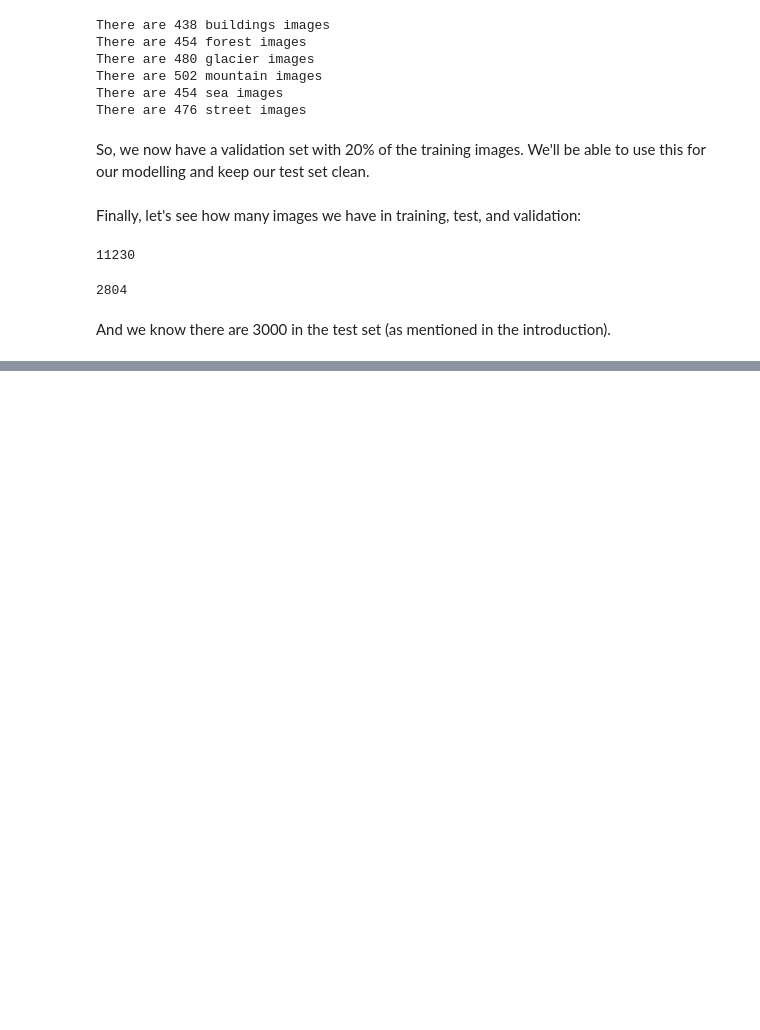
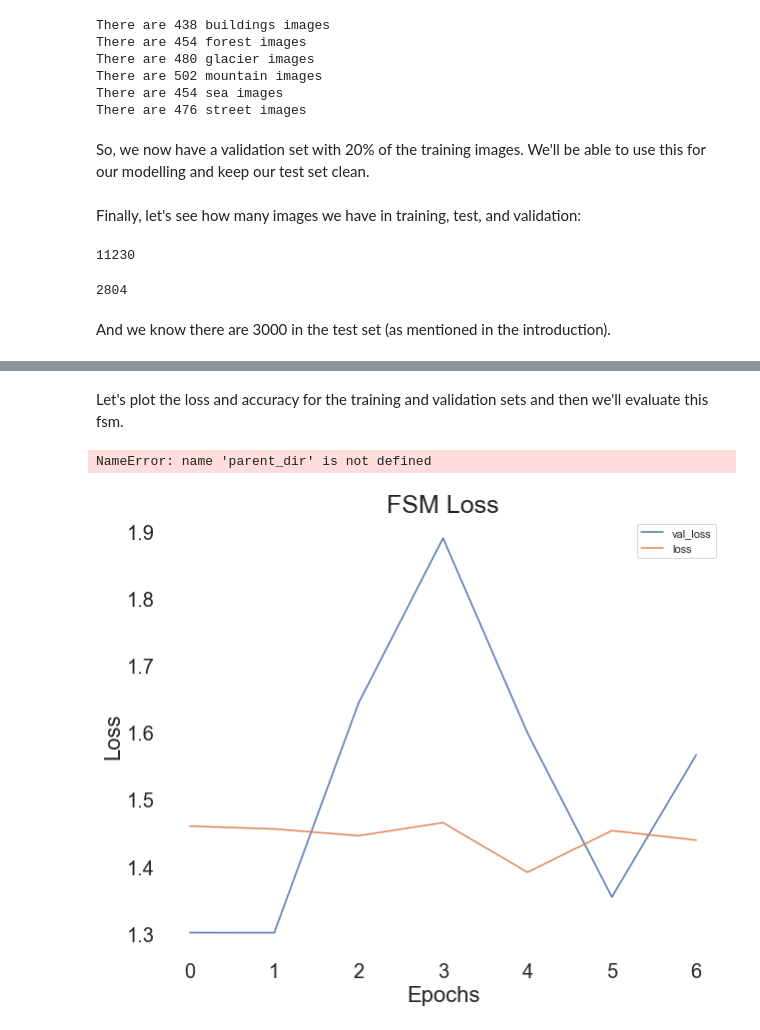
Before and after one commit to lecritch/Cene-Image-Classification, a Jupyter notebook: reports/final_report.ipynb, the cells around one changed output, grey strips where cells are left out. Cells and saved outputs as stored; diff of their text form; code cells hidden in the pictures; blank space fills up the shorter version.

```diff
--- a/reports/final_report.ipynb
+++ b/reports/final_report.ipynb
@@ -288,0 +312,9 @@ And we know there are 3000 in the test set (as mentioned in the introduction).
+# %%
+# train generator:
+train_gen = ImageDataGenerator(rescale = 1. / 255).flow_from_directory(train_folder, target_size = (299, 299), batch_size = 32)
+
+# val generator:
+val_gen = ImageDataGenerator(rescale = 1. / 255).flow_from_directory(val_folder, target_size = (299, 299), batch_size = 32)
+
+# test generator:
+test_gen = ImageDataGenerator(rescale = 1. / 255).flow_from_directory(test_folder, target_size = (299, 299), batch_size = 32)
@@ -288,0 +370,18 @@ And we know there are 3000 in the test set (as mentioned in the introduction).
+# %%
+# create sequential model object:
+fsm = Sequential()
+
+# flatten shape to 100x100
+fsm.add(Flatten(input_shape = (299, 299, 3)))
+
+# create input layer:
+fsm.add(Dense(units = 64, activation = 'relu', input_shape = (299, 3)))
+
+# create 1 hidden layer:
+fsm.add(Dense(units = 128, activation = 'relu'))
+
+# create output layer:
+fsm.add(Dense(units = 6, activation = 'softmax'))
+
+# compile the model:
+fsm.compile(loss = 'categorical_crossentropy', optimizer = 'adam', metrics = ['accuracy'])
@@ -288,0 +413,3 @@ And we know there are 3000 in the test set (as mentioned in the introduction).
+# %%
+callback = EarlyStopping(patience = 5)
+fsm_results = fsm.fit_generator(train_gen, epochs = 15, validation_data = val_gen, callbacks = [callback])
@@ -288,0 +431,7 @@ And we know there are 3000 in the test set (as mentioned in the introduction).
+# %% [markdown]
+Let's plot the loss and accuracy for the training and validation sets and then we'll evaluate this fsm.
+# %%
+vis.loss_acc_vis(fsm_results, 'FSM', save_as = 'fsm')
+# %% [output]
+NameError: name 'parent_dir' is not defined
+[figure, added]
```
Also changed, not shown: parts of 15 cells of this notebook, 7 other files.
